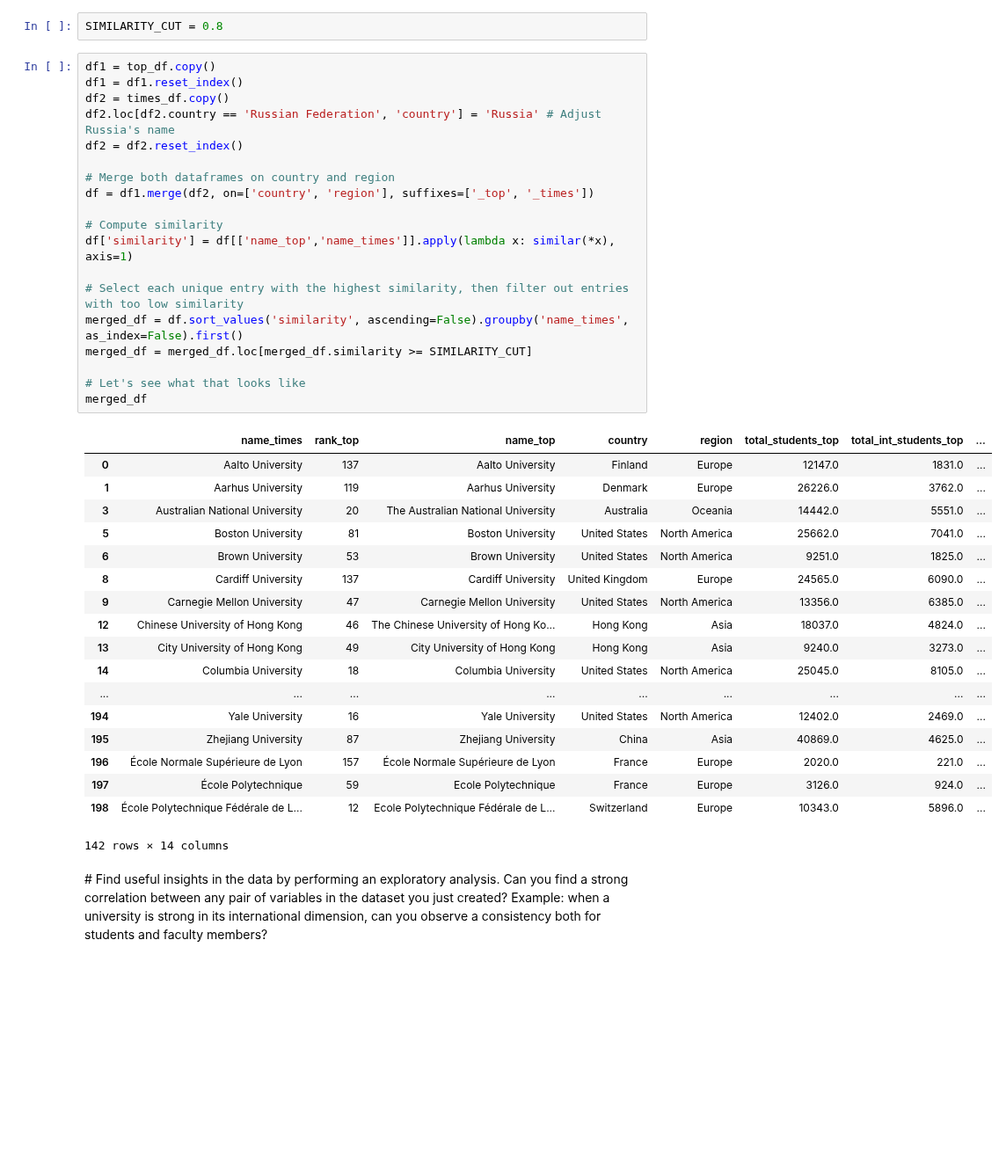
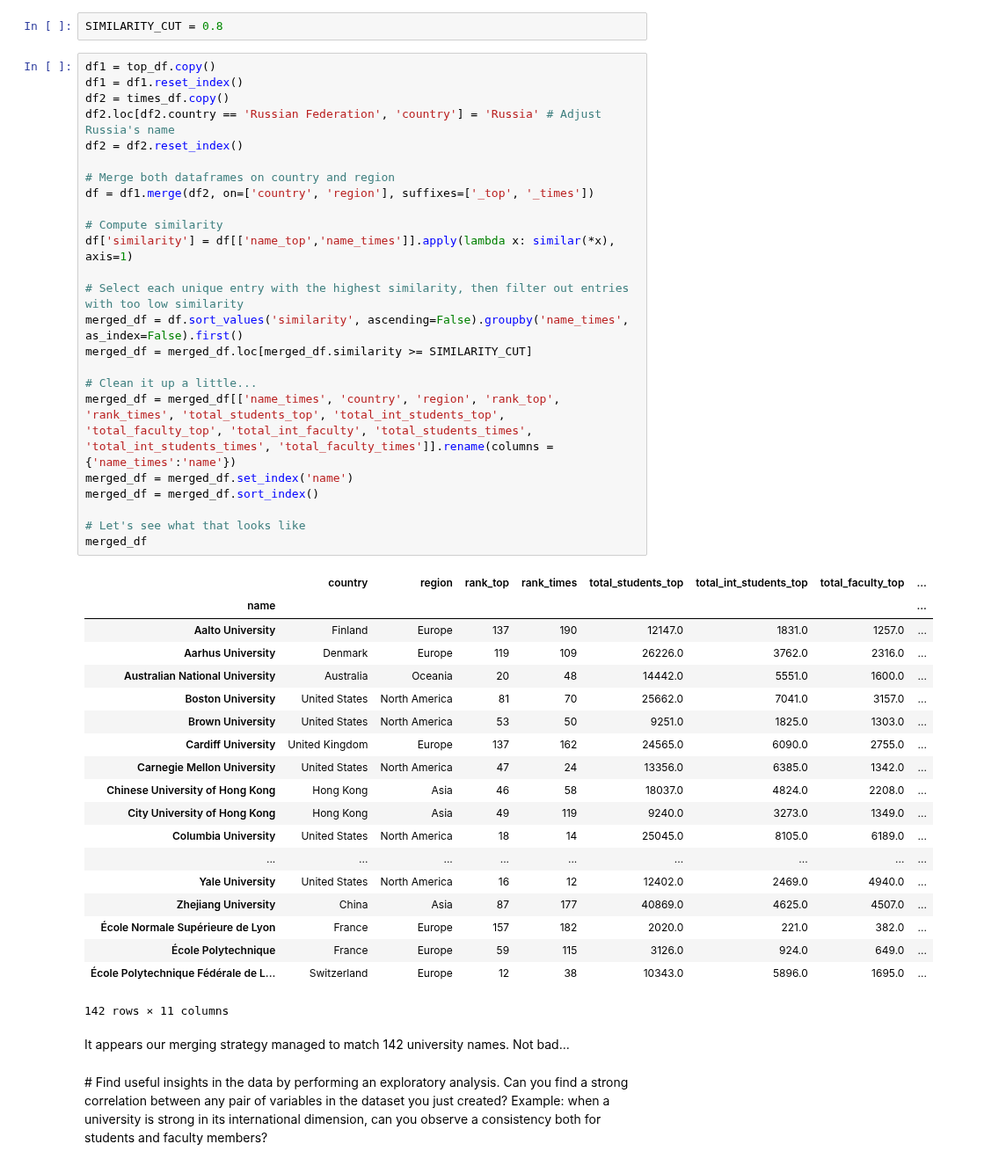
Before and after one commit to mosimann/ADA, a Jupyter notebook: Homework 2.ipynb, the cells around one changed output. Shown at 88% size. Drawn from its saved outputs; the diff is of its cells as text; blank space fills up the shorter version.

```diff
--- a/Homework 2.ipynb
+++ b/Homework 2.ipynb
@@ -427,41 +427,49 @@ SIMILARITY_CUT = 0.8
 # %%
 df1 = top_df.copy()
 df1 = df1.reset_index()
 df2 = times_df.copy()
 df2.loc[df2.country == 'Russian Federation', 'country'] = 'Russia' # Adjust Russia's name
 df2 = df2.reset_index()
 
 # Merge both dataframes on country and region
 df = df1.merge(df2, on=['country', 'region'], suffixes=['_top', '_times'])
 
 # Compute similarity
 df['similarity'] = df[['name_top','name_times']].apply(lambda x: similar(*x), axis=1)
 
 # Select each unique entry with the highest similarity, then filter out entries with too low similarity
 merged_df = df.sort_values('similarity', ascending=False).groupby('name_times', as_index=False).first()
 merged_df = merged_df.loc[merged_df.similarity >= SIMILARITY_CUT]
 
+# Clean it up a little...
+merged_df = merged_df[['name_times', 'country', 'region', 'rank_top', 'rank_times', 'total_students_top', 'total_int_students_top', 'total_faculty_top', 'total_int_faculty', 'total_students_times', 'total_int_students_times', 'total_faculty_times']].rename(columns = {'name_times':'name'})
+merged_df = merged_df.set_index('name')
+merged_df = merged_df.sort_index()
+
 # Let's see what that looks like
 merged_df
 # %% [output]
-|  | name_times | rank_top | name_top | country | region | total_students_top | total_int_students_top | ... |
-| 0 | Aalto University | 137 | Aalto University | Finland | Europe | 12147.0 | 1831.0 | ... |
-| 1 | Aarhus University | 119 | Aarhus University | Denmark | Europe | 26226.0 | 3762.0 | ... |
-| 3 | Australian National University | 20 | The Australian National University | Australia | Oceania | 14442.0 | 5551.0 | ... |
-| 5 | Boston University | 81 | Boston University | United States | North America | 25662.0 | 7041.0 | ... |
-| 6 | Brown University | 53 | Brown University | United States | North America | 9251.0 | 1825.0 | ... |
-| 8 | Cardiff University | 137 | Cardiff University | United Kingdom | Europe | 24565.0 | 6090.0 | ... |
-| 9 | Carnegie Mellon University | 47 | Carnegie Mellon University | United States | North America | 13356.0 | 6385.0 | ... |
-| 12 | Chinese University of Hong Kong | 46 | The Chinese University of Hong Ko... | Hong Kong | Asia | 18037.0 | 4824.0 | ... |
-| 13 | City University of Hong Kong | 49 | City University of Hong Kong | Hong Kong | Asia | 9240.0 | 3273.0 | ... |
-| 14 | Columbia University | 18 | Columbia University | United States | North America | 25045.0 | 8105.0 | ... |
+|  | country | region | rank_top | rank_times | total_students_top | total_int_students_top | total_faculty_top | ... |
+| name |  |  |  |  |  |  |  | ... |
+| Aalto University | Finland | Europe | 137 | 190 | 12147.0 | 1831.0 | 1257.0 | ... |
+| Aarhus University | Denmark | Europe | 119 | 109 | 26226.0 | 3762.0 | 2316.0 | ... |
+| Australian National University | Australia | Oceania | 20 | 48 | 14442.0 | 5551.0 | 1600.0 | ... |
+| Boston University | United States | North America | 81 | 70 | 25662.0 | 7041.0 | 3157.0 | ... |
+| Brown University | United States | North America | 53 | 50 | 9251.0 | 1825.0 | 1303.0 | ... |
+| Cardiff University | United Kingdom | Europe | 137 | 162 | 24565.0 | 6090.0 | 2755.0 | ... |
+| Carnegie Mellon University | United States | North America | 47 | 24 | 13356.0 | 6385.0 | 1342.0 | ... |
+| Chinese University of Hong Kong | Hong Kong | Asia | 46 | 58 | 18037.0 | 4824.0 | 2208.0 | ... |
+| City University of Hong Kong | Hong Kong | Asia | 49 | 119 | 9240.0 | 3273.0 | 1349.0 | ... |
+| Columbia University | United States | North America | 18 | 14 | 25045.0 | 8105.0 | 6189.0 | ... |
 | ... | ... | ... | ... | ... | ... | ... | ... | ... |
-| 194 | Yale University | 16 | Yale University | United States | North America | 12402.0 | 2469.0 | ... |
-| 195 | Zhejiang University | 87 | Zhejiang University | China | Asia | 40869.0 | 4625.0 | ... |
-| 196 | École Normale Supérieure de Lyon | 157 | École Normale Supérieure de Lyon | France | Europe | 2020.0 | 221.0 | ... |
-| 197 | École Polytechnique | 59 | Ecole Polytechnique | France | Europe | 3126.0 | 924.0 | ... |
-| 198 | École Polytechnique Fédérale de L... | 12 | Ecole Polytechnique Fédérale de L... | Switzerland | Europe | 10343.0 | 5896.0 | ... |
+| Yale University | United States | North America | 16 | 12 | 12402.0 | 2469.0 | 4940.0 | ... |
+| Zhejiang University | China | Asia | 87 | 177 | 40869.0 | 4625.0 | 4507.0 | ... |
+| École Normale Supérieure de Lyon | France | Europe | 157 | 182 | 2020.0 | 221.0 | 382.0 | ... |
+| École Polytechnique | France | Europe | 59 | 115 | 3126.0 | 924.0 | 649.0 | ... |
+| École Polytechnique Fédérale de L... | Switzerland | Europe | 12 | 38 | 10343.0 | 5896.0 | 1695.0 | ... |
-142 rows × 14 columns
+142 rows × 11 columns
+# %% [markdown]
+It appears our merging strategy managed to match 142 university names. Not bad...
 # %% [markdown]
 # Find useful insights in the data by performing an exploratory analysis. Can you find a strong correlation between any pair of variables in the dataset you just created? Example: when a university is strong in its international dimension, can you observe a consistency both for students and faculty members?
 # %% [markdown]
```
